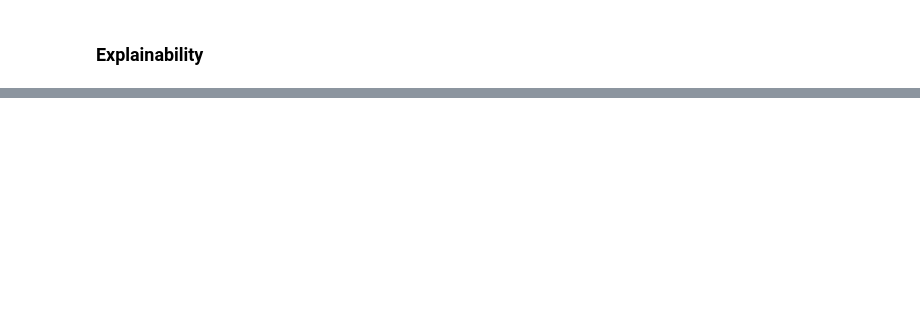
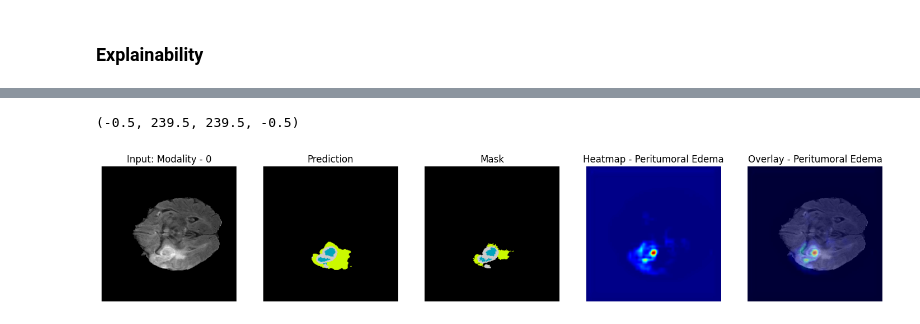
Before and after one commit to hakeematyab/Reliable-Explainable-Brain-Tumor-Segmentation, a Jupyter notebook: notebooks/ModelExplainability.ipynb, the cells around one changed output, grey strips where cells are left out. Cells and saved outputs as stored; diff of their text form; code cells hidden in the pictures; blank space fills up the shorter version.

```diff
--- a/notebooks/ModelExplainability.ipynb
+++ b/notebooks/ModelExplainability.ipynb
@@ -445,0 +435,25 @@ plt.axis('off')
+# %%
+plt.figure(figsize=(18,15))
+plt.subplot(1,5,1)
+plt.imshow(scan, cmap="grey")
+plt.title(f"Input: Modality - {modality}")
+plt.axis('off')
+plt.subplot(1,5,2)
+plt.imshow(pred, cmap="nipy_spectral")
+plt.title("Prediction")
+plt.axis('off')
+plt.subplot(1,5,3)
+plt.imshow(mask, cmap="nipy_spectral")
+plt.title("Mask")
+plt.axis('off')
+plt.subplot(1,5,4)
+plt.imshow(heatmap, cmap="jet")
+plt.title("Heatmap - Peritumoral Edema")
+plt.axis('off')
+plt.subplot(1,5,5)
+plt.imshow(overlay)
+plt.title("Overlay - Peritumoral Edema")
+plt.axis('off')
+# %% [output]
+(-0.5, 239.5, 239.5, -0.5)
+[figure, added]
```
Also changed, not shown: parts of 20 cells of this notebook.
